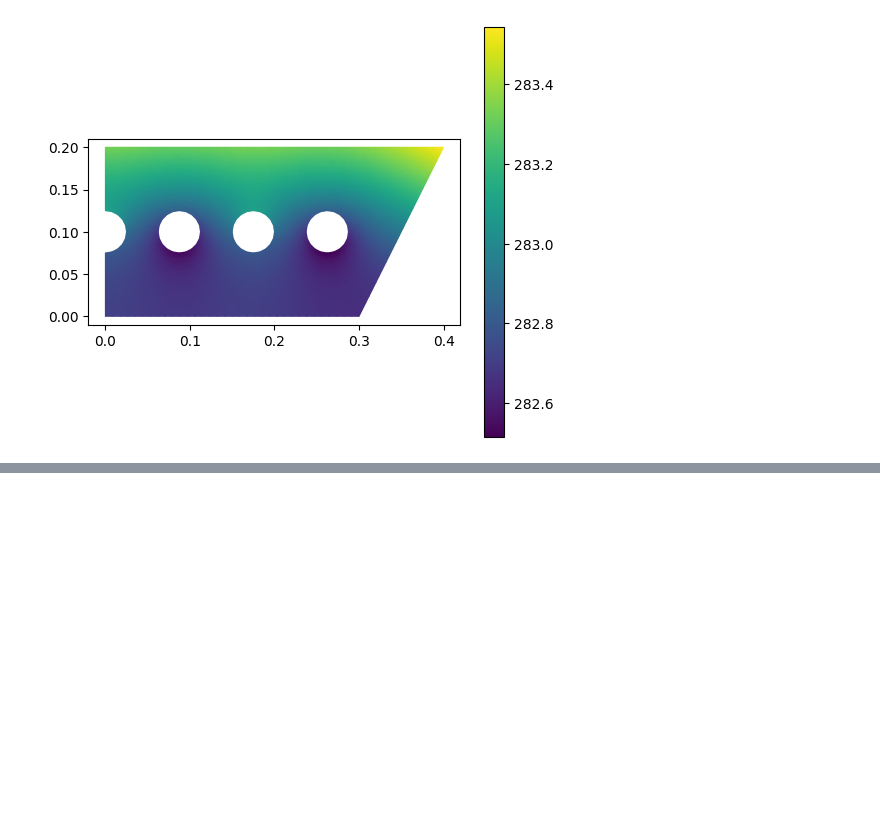
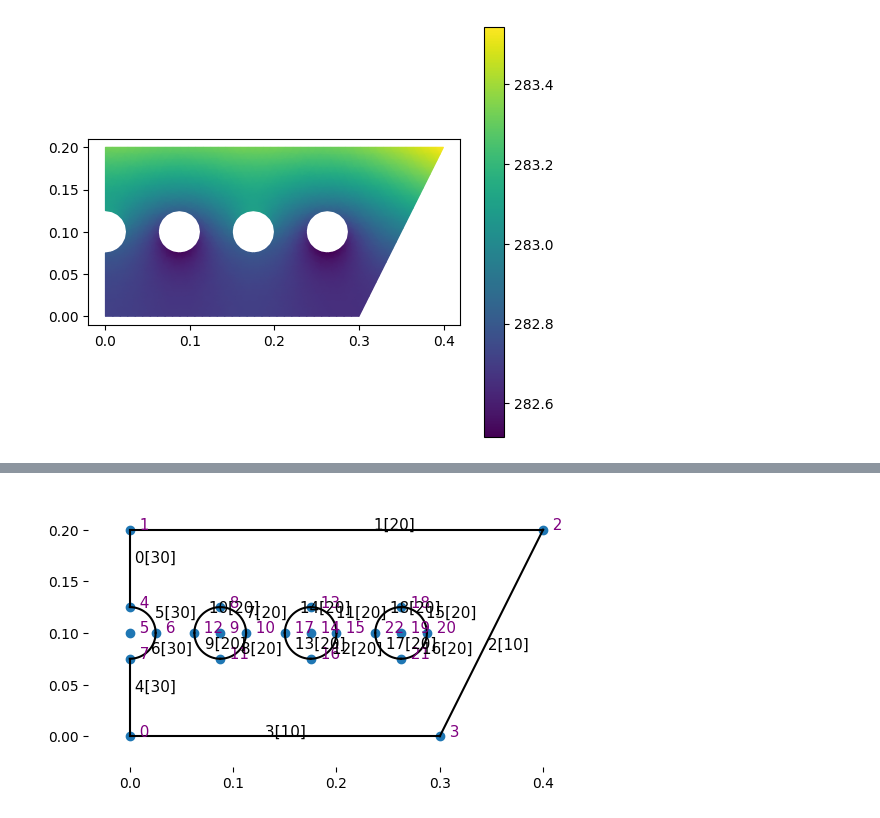
Before and after one commit to HermanEfr/Femprojekt, a Jupyter notebook: fem_proj.ipynb, the cells around one changed output, grey strips where cells are left out. Cells and saved outputs as stored; diff of their text form; code cells hidden in the pictures; blank space fills up the shorter version.

```diff
--- a/fem_proj.ipynb
+++ b/fem_proj.ipynb
@@ -288,0 +288,69 @@ maxtemp()
+# %%
+g = cfg.Geometry() #Create geometry
+
+g.point([0.0, 0.0]) # point 0
+g.point([0.0, 0.200]) # point 1
+g.point([0.400, 0.200]) # point 2
+g.point([0.300, 0.0]) # point 3
+
+g.point([0, 0.125]) # point 4
+g.point([0, 0.100]) # center circle 1; point 5
+g.point([0.025, 0.100])# point 6
+g.point([0, 0.075]) # point 7
+
+g.point([0.0875, 0.125]) # point 8
+g.point([0.0875, 0.100]) # center circle 2; point 9
+g.point([0.1125, 0.100]) # point 10
+g.point([0.0875, 0.075]) # point 11
+g.point([0.0625, 0.100]) # point 12
+
+g.point([0.175, 0.125]) # point 13
+g.point([0.175, 0.100]) # center circle 3; point 14
+g.point([0.200, 0.100]) #  point 15
+g.point([0.175, 0.075]) # point 16
+g.point([0.150, 0.100]) # point 17
+
+g.point([0.2625, 0.125]) # point 18
+g.point([0.2625, 0.100]) # center circle 3; point 19
+g.point([0.2875, 0.100]) #  point 20
+g.point([0.2625, 0.075]) # point 21
+g.point([0.2375, 0.100]) # point 22
+
+ZERO_DISPLACEMENT = 10
+ZERO_TRACTION = 20
+SYMMETRY_LINE = 30
+
+g.spline([4, 1], marker=SYMMETRY_LINE)
+g.spline([1, 2], marker=ZERO_TRACTION)
+g.spline([2, 3], marker=ZERO_DISPLACEMENT)
+g.spline([3, 0], marker=ZERO_DISPLACEMENT)
+g.spline([0, 7], marker=SYMMETRY_LINE)
+
+#circle 1
+g.circle([4, 5, 6], marker=SYMMETRY_LINE)
+g.circle([6, 5, 7], marker=SYMMETRY_LINE)
+
+#circle 2
+g.circle([8, 9, 10], marker=ZERO_TRACTION)
+g.circle([10, 9, 11], marker=ZERO_TRACTION)
+g.circle([11, 9, 12], marker=ZERO_TRACTION)
+g.circle([12, 9, 8], marker=ZERO_TRACTION)
+
+#circle 3
+g.circle([13, 14, 15], marker=ZERO_TRACTION)
+g.circle([15, 14, 16], marker=ZERO_TRACTION)
+g.circle([16, 14, 17], marker=ZERO_TRACTION)
+g.circle([17, 14, 13], marker=ZERO_TRACTION)
+
+#circle 4
+g.circle([18, 19, 20], marker=ZERO_TRACTION)
+g.circle([20, 19, 21], marker=ZERO_TRACTION)
+g.circle([21, 19, 22], marker=ZERO_TRACTION)
+g.circle([22, 19, 18], marker=ZERO_TRACTION)
+
+
+g.surface([0, 1, 2, 3, 4, 6, 5], ([7, 8, 9,10], [11,12,13,14], [15,16,17,18]))
+cfv.draw_geometry(g)
+cfv.show_and_wait()
+# %% [output]
+[figure, added]
```
Also changed, not shown: parts of 8 cells of this notebook.
